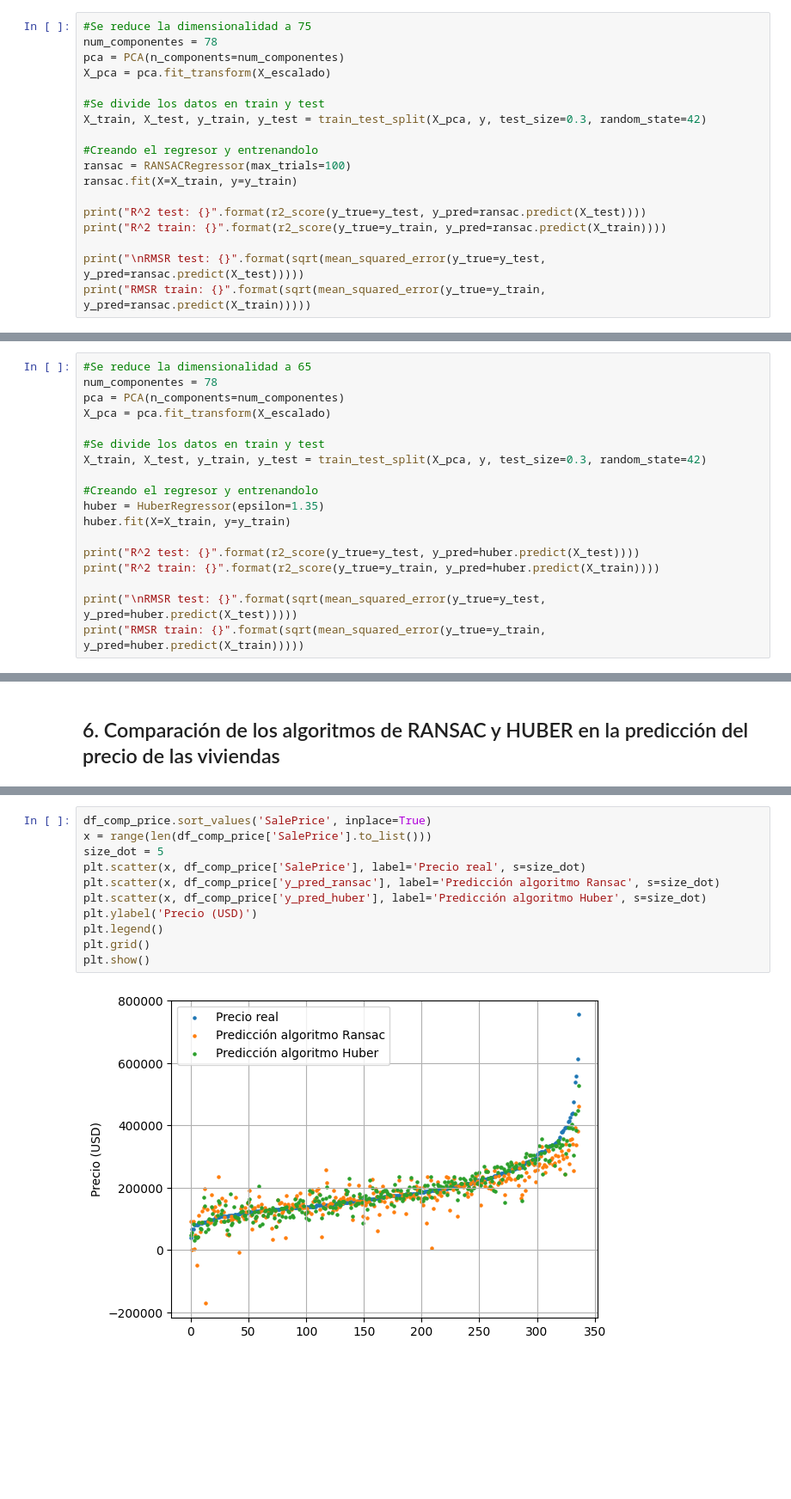
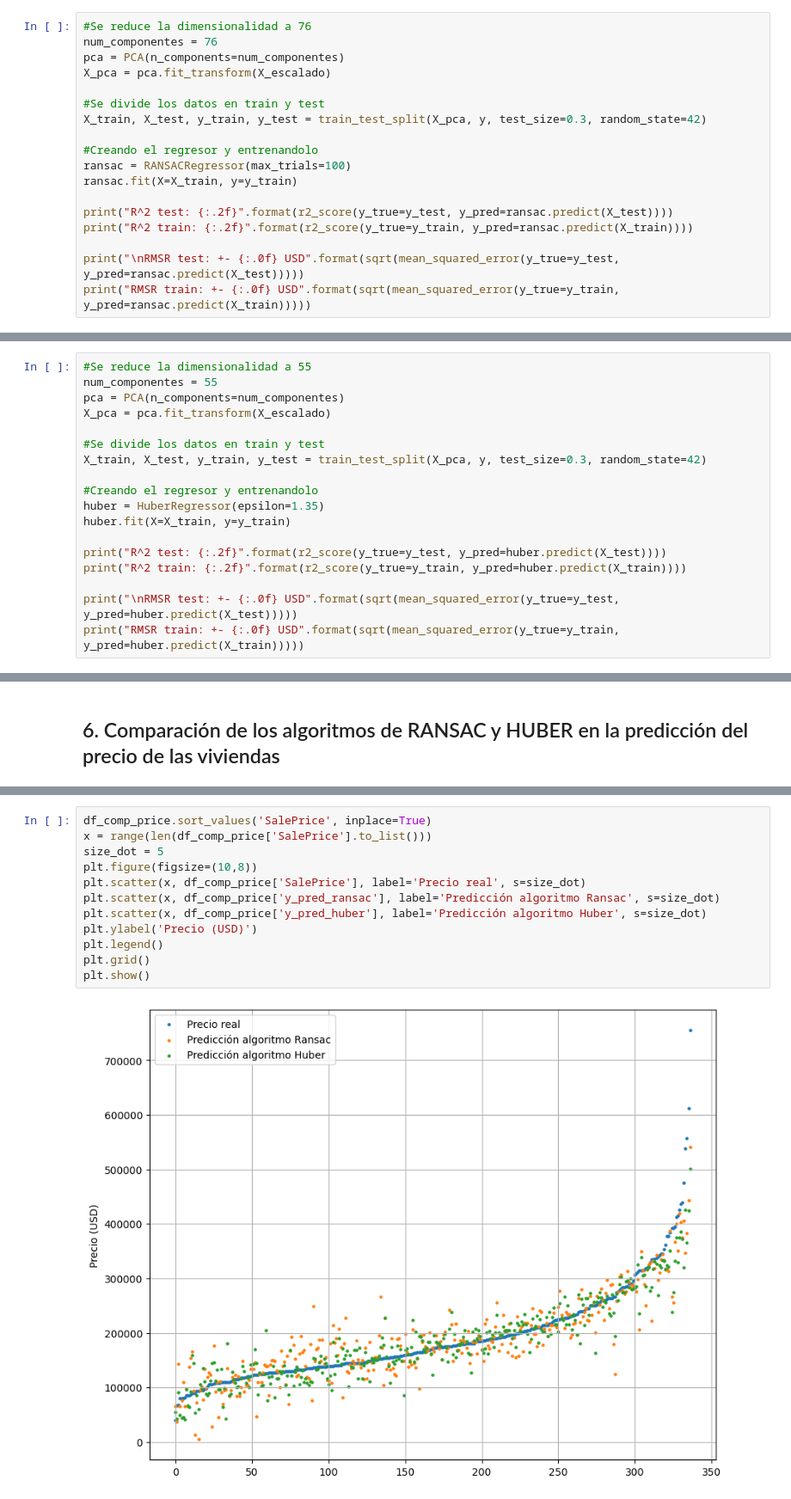
Before and after one commit to DiegoAlejandroLozano/prediccion_precio_casas, a Jupyter notebook: work_notebooks/prototipado.ipynb, the cells around one changed output, grey strips where cells are left out. Shown: that part at 86% size. Drawn from its saved outputs; the diff is of its cells as text; blank space fills up the shorter version.

```diff
--- a/work_notebooks/prototipado.ipynb
+++ b/work_notebooks/prototipado.ipynb
@@ -66,6 +69,6 @@ max R^2 test: 0.8339881702049395        Numero componentes: 76
 # %%
-#Se reduce la dimensionalidad a 75
-num_componentes = 78
+#Se reduce la dimensionalidad a 76
+num_componentes = 76
 pca = PCA(n_components=num_componentes)
 X_pca = pca.fit_transform(X_escalado)
 
@@ -76,9 +79,9 @@ X_train, X_test, y_train, y_test = train_test_split(X_pca, y, test_size=0.3, ran
 ransac = RANSACRegressor(max_trials=100)
 ransac.fit(X=X_train, y=y_train)
 
-print("R^2 test: {}".format(r2_score(y_true=y_test, y_pred=ransac.predict(X_test))))
-print("R^2 train: {}".format(r2_score(y_true=y_train, y_pred=ransac.predict(X_train))))
+print("R^2 test: {:.2f}".format(r2_score(y_true=y_test, y_pred=ransac.predict(X_test))))
+print("R^2 train: {:.2f}".format(r2_score(y_true=y_train, y_pred=ransac.predict(X_train))))
 
-print("\nRMSR test: {}".format(sqrt(mean_squared_error(y_true=y_test, y_pred=ransac.predict(X_test)))))
-print("RMSR train: {}".format(sqrt(mean_squared_error(y_true=y_train, y_pred=ransac.predict(X_train)))))
+print("\nRMSR test: +- {:.0f} USD".format(sqrt(mean_squared_error(y_true=y_test, y_pred=ransac.predict(X_test)))))
+print("RMSR train: +- {:.0f} USD".format(sqrt(mean_squared_error(y_true=y_train, y_pred=ransac.predict(X_train)))))
 # %% [output]
@@ -147,6 +123,6 @@ Increase the number of iterations (max_iter) or scale the data as shown in:
 # %%
-#Se reduce la dimensionalidad a 65
-num_componentes = 78
+#Se reduce la dimensionalidad a 55
+num_componentes = 55
 pca = PCA(n_components=num_componentes)
 X_pca = pca.fit_transform(X_escalado)
 
@@ -157,9 +133,9 @@ X_train, X_test, y_train, y_test = train_test_split(X_pca, y, test_size=0.3, ran
 huber = HuberRegressor(epsilon=1.35)
 huber.fit(X=X_train, y=y_train)
 
-print("R^2 test: {}".format(r2_score(y_true=y_test, y_pred=huber.predict(X_test))))
-print("R^2 train: {}".format(r2_score(y_true=y_train, y_pred=huber.predict(X_train))))
+print("R^2 test: {:.2f}".format(r2_score(y_true=y_test, y_pred=huber.predict(X_test))))
+print("R^2 train: {:.2f}".format(r2_score(y_true=y_train, y_pred=huber.predict(X_train))))
 
-print("\nRMSR test: {}".format(sqrt(mean_squared_error(y_true=y_test, y_pred=huber.predict(X_test)))))
-print("RMSR train: {}".format(sqrt(mean_squared_error(y_true=y_train, y_pred=huber.predict(X_train)))))
+print("\nRMSR test: +- {:.0f} USD".format(sqrt(mean_squared_error(y_true=y_test, y_pred=huber.predict(X_test)))))
+print("RMSR train: +- {:.0f} USD".format(sqrt(mean_squared_error(y_true=y_train, y_pred=huber.predict(X_train)))))
 # %% [output]
@@ -195,13 +166,14 @@ df_comp_price
 # %%
 df_comp_price.sort_values('SalePrice', inplace=True)
 x = range(len(df_comp_price['SalePrice'].to_list()))
 size_dot = 5
+plt.figure(figsize=(10,8))
 plt.scatter(x, df_comp_price['SalePrice'], label='Precio real', s=size_dot)
 plt.scatter(x, df_comp_price['y_pred_ransac'], label='Predicción algoritmo Ransac', s=size_dot)
 plt.scatter(x, df_comp_price['y_pred_huber'], label='Predicción algoritmo Huber', s=size_dot)
 plt.ylabel('Precio (USD)')
 plt.legend()
 plt.grid()
 plt.show()
 # %% [output]
-[figure, old version]
+[figure, new version]
```
Also changed, not shown: parts of 8 cells of this notebook, 4 other files.
